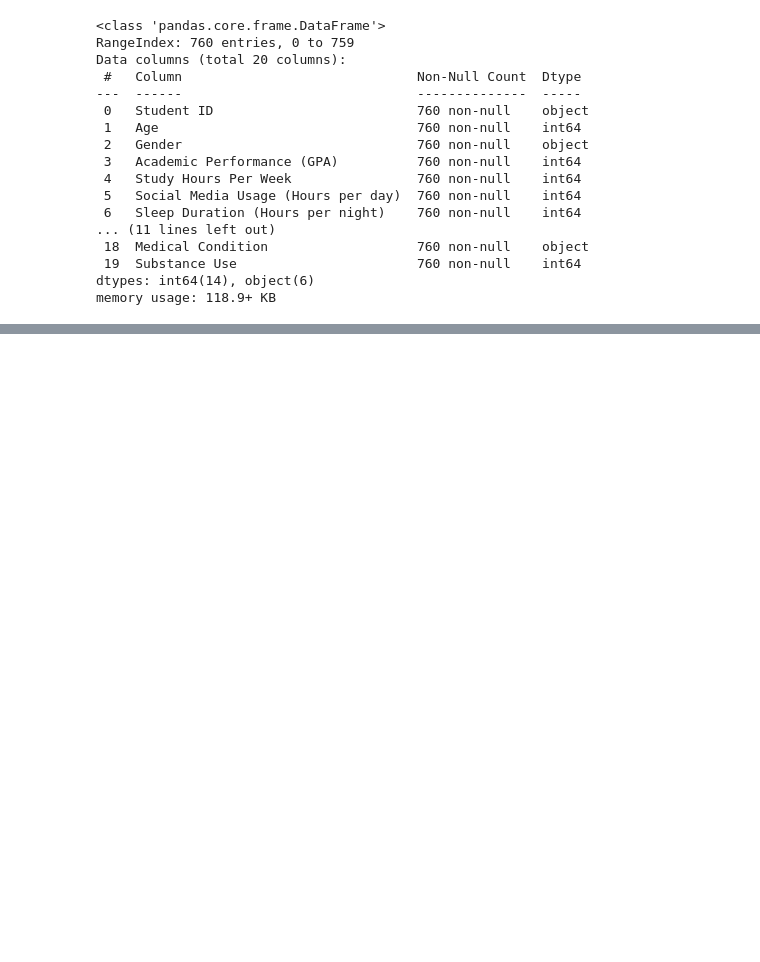
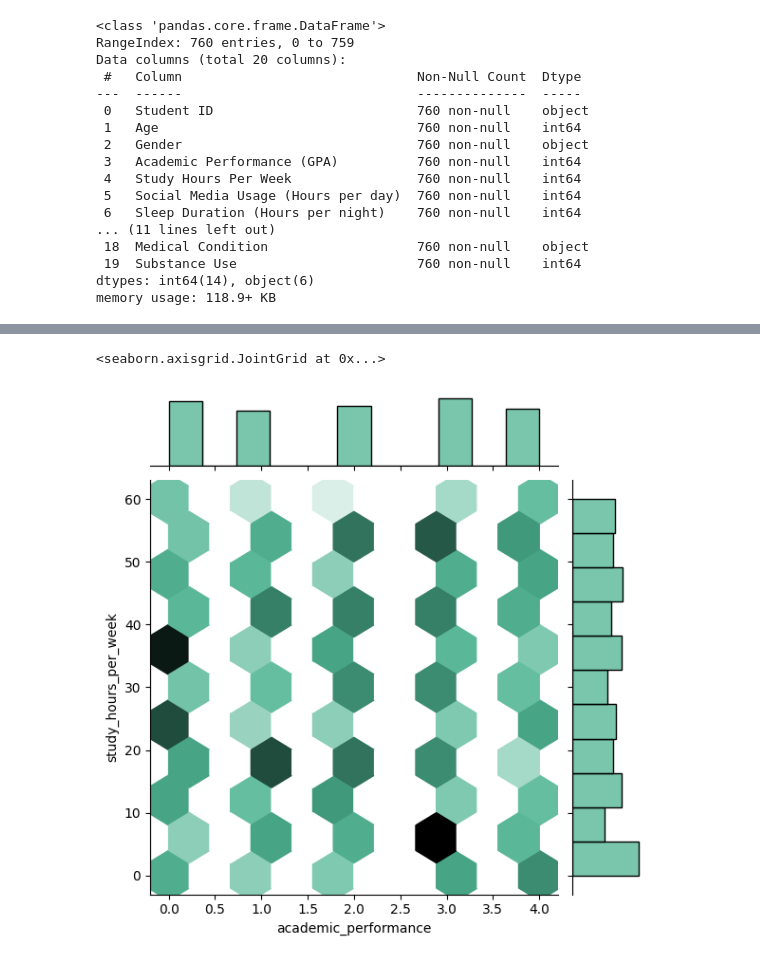
Before and after one commit to LuizFelipeModena/Student_Mental_Stress, a Jupyter notebook: main.ipynb, the cells around one changed output, grey strips where cells are left out. Drawn from its saved outputs; the diff is of its cells as text; code cells hidden in the pictures; blank space fills up the shorter version.

```diff
--- a/main.ipynb
+++ b/main.ipynb
@@ -79,0 +122,5 @@ df.rename(columns={""})
+# %%
+sns.jointplot(df, x='academic_performance', y='study_hours_per_week', kind="hex", color="#4CB391")
+# %% [output]
+<seaborn.axisgrid.JointGrid at 0x...>
+[figure, added]
```
Also changed, not shown: parts of 9 cells of this notebook.
